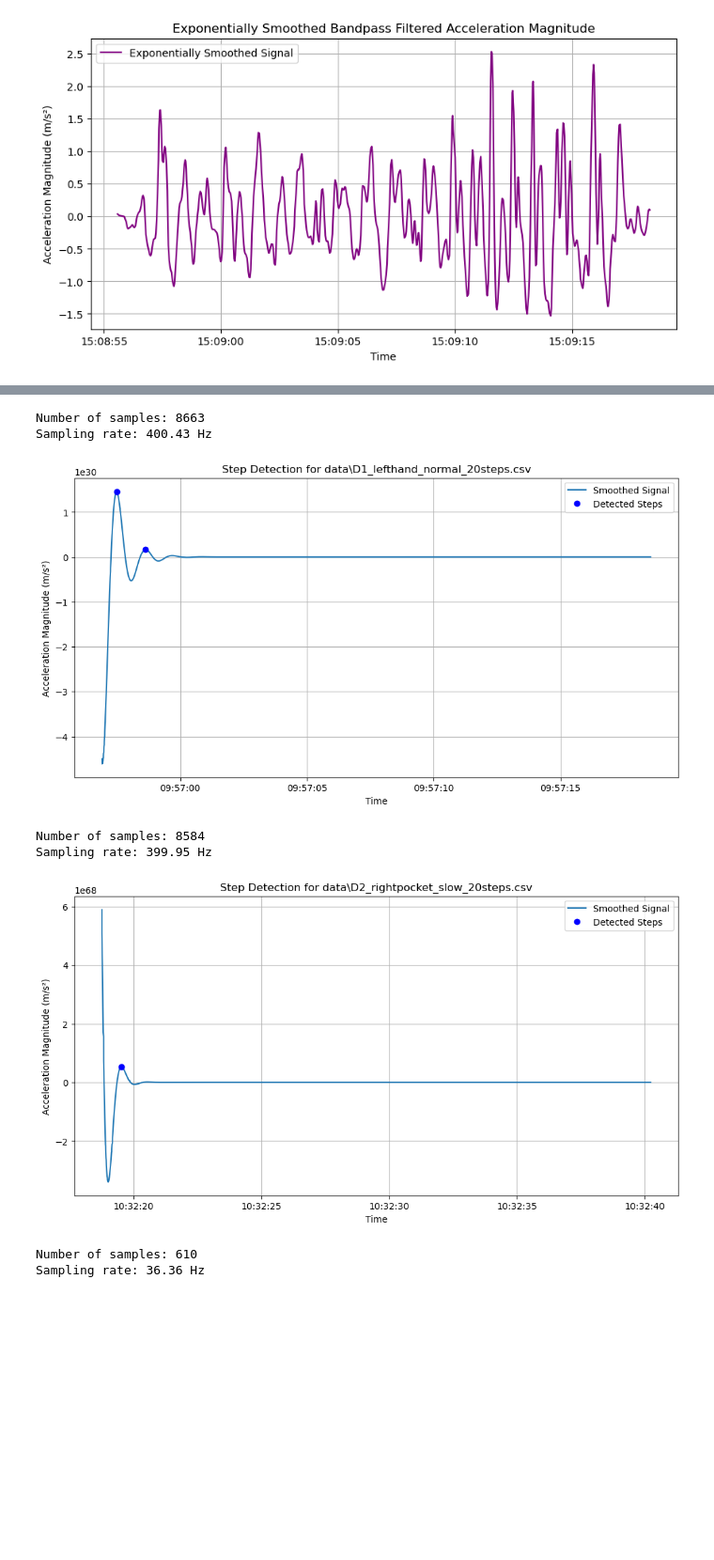
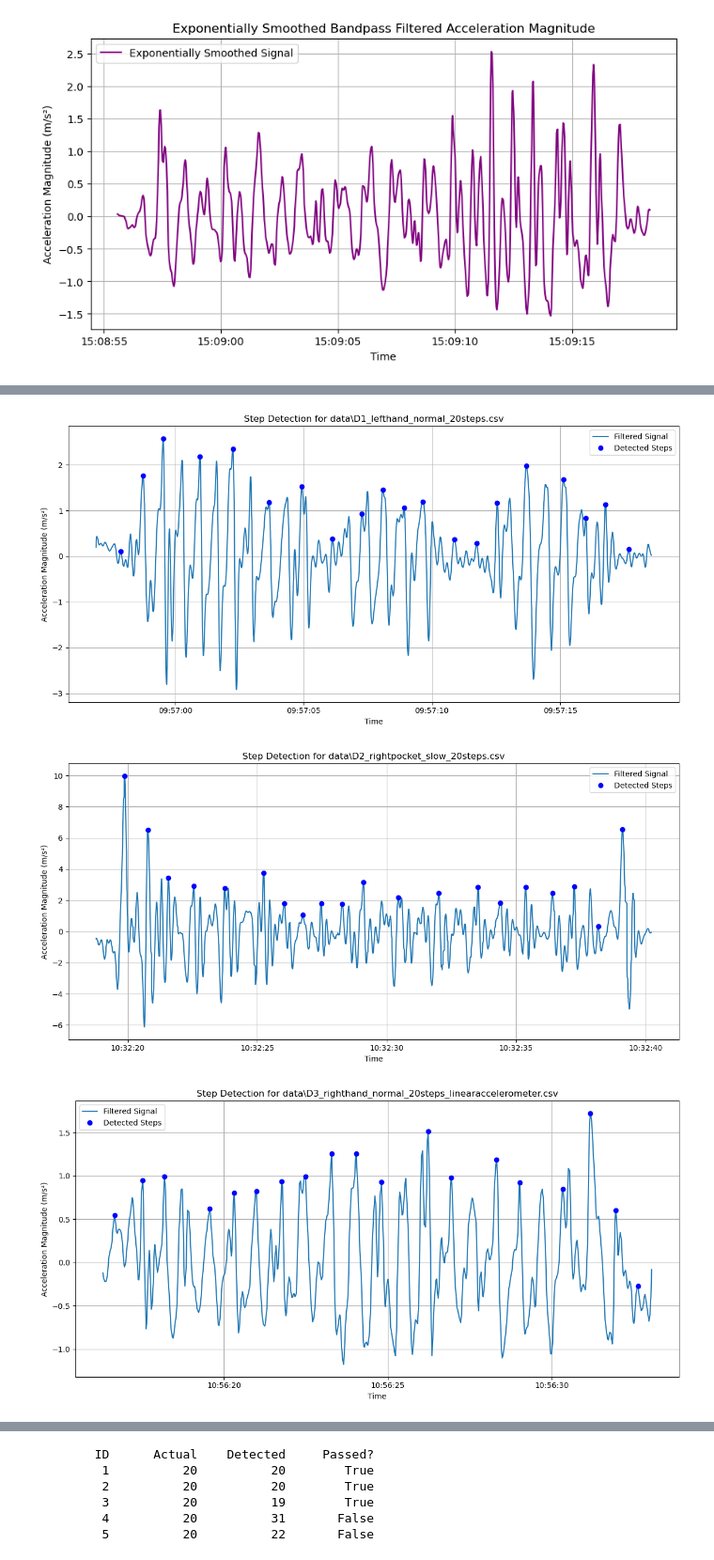
Before and after one commit to brandonyeu/Lab-2-Starter, a Jupyter notebook: Part 1/step-counting-algorithm-starter/step counting starter.ipynb, the cells around one changed output, grey strips where cells are left out. Shown at 94% size. Saved outputs shown, nothing was run; the diff lists cells and outputs as text; code cells hidden in the pictures; blank space fills up the shorter version.

```diff
--- a/Part 1/step-counting-algorithm-starter/step counting starter.ipynb
+++ b/Part 1/step-counting-algorithm-starter/step counting starter.ipynb
@@ -227,7 +227,7 @@ magnitude = get_magnitude(data['x'], data['y'], data['z'])
 
 order = 5
 low_cutoff = 0.5
-high_cutoff = 5.0
+high_cutoff = 10.0
 
 # create the filter
 nyquist = 0.5 * sampling_rate
@@ -305,69 +305,68 @@ files = sorted(glob.glob(f"{directory_path}/D*"))
 results = []
 test_pass = False
 
-def step_detection_algorithm(file_path, plot_signal=True):
+def step_detection_algorithm(file_path, plot_signal=True,
+                             prominence_factor=0.28, distance_factor=0.95,
+                             base_step_interval_sec=0.75):
     data, sampling_rate = load_accelerometer_data(file_path)
 
     magnitude = get_magnitude(data['x'], data['y'], data['z'])
-
-    order = 5
-    low_cutoff = 0.5
-    high_cutoff = 5.0
-
+    order = 4
+    low_cutoff = 0.2
+    high_cutoff = 6
     nyquist = 0.5 * sampling_rate
     low = low_cutoff / nyquist
     high = high_cutoff / nyquist
-
     b, a = butter(order, [low, high], btype='band', analog=False)
     filtered_magnitude = filtfilt(b, a, magnitude)
+    prominence_val = np.std(filtered_magnitude) * prominence_factor
 
-    filtered_series = pd.Series(filtered_magnitude, index=data['timestamp'])
-    window_size = 5
-    ema_filtered = filtered_series.ewm(span=window_size, adjust=False).mean()
-
-    peak_distance = int(0.4 * sampling_rate)
-    prominence_val = np.std(ema_filtered) * 0.5
-
-    peaks, properties = find_peaks(ema_filtered, distance=peak_distance, prominence=prominence_val)
+    peaks, _ = find_peaks(filtered_magnitude, distance=int(distance_factor * base_step_interval_sec * sampling_rate), prominence=prominence_val)
     num_steps = len(peaks)
 
     if plot_signal:
         plt.figure(figsize=(12, 6))
-        plt.plot(data['timestamp'], ema_filtered, label='Smoothed Signal')
-        plt.plot(data['timestamp'].iloc[peaks], ema_filtered.iloc[peaks], "ob", label='Detected Steps')
+        plt.plot(data['timestamp'], filtered_magnitude, label='Filtered Signal', linewidth=1.5)
+        plt.plot(data['timestamp'].iloc[peaks], filtered_magnitude[peaks], "ob", label='Detected Steps')
         plt.xlabel("Time")
         plt.ylabel("Acceleration Magnitude (m/s²)")
         plt.title(f"Step Detection for {file_path}")
         plt.legend()
         plt.grid(True)
+        plt.tight_layout()
         plt.show()
 
     return num_steps
+
+
 
 for f in files:
 
     #TODO: you will need to put everything together inside this step_detection_algorithm method
     # which takes the raw data file, and return the number of detected steps
     num_steps = step_detection_algorithm(f)
 
     # Parse filename to extract ID
     match = re.search(r'D(\d+)', f)
     id = match.group(1)
 
     # Get ground truth
     actual_steps = 20
 
     # Calculate accuracy
     if abs(num_steps - actual_steps) <=1:
         test_pass = True
     else:
         test_pass = False
 
     # Store results
     results.append([id, actual_steps, num_steps, test_pass])
 
 # Print table
 print("{:>10}  {:>10}  {:>10}  {:>10}".format('ID', 'Actual', 'Detected', 'Passed?'))
 for row in results:
     print("{:>10}  {:>10}  {:>10}  {:>10}".format(row[0], row[1], row[2], str(row[3])))
 # %% [output]
+[figure, new version]
+[figure, new version]
+[figure, new version]
@@ -374,8 +375,6 @@ for row in results:
-Number of samples: 8663
-Sampling rate: 400.43 Hz
+        ID      Actual    Detected     Passed?
+         1          20          20        True
+         2          20          20        True
+         3          20          19        True
+         4          20          31       False
+         5          20          22       False
-[figure, old version]
-Number of samples: 8584
-Sampling rate: 399.95 Hz
-[figure, old version]
-Number of samples: 610
-Sampling rate: 36.36 Hz
```
Also changed, not shown: parts of 1 cell of this notebook.
